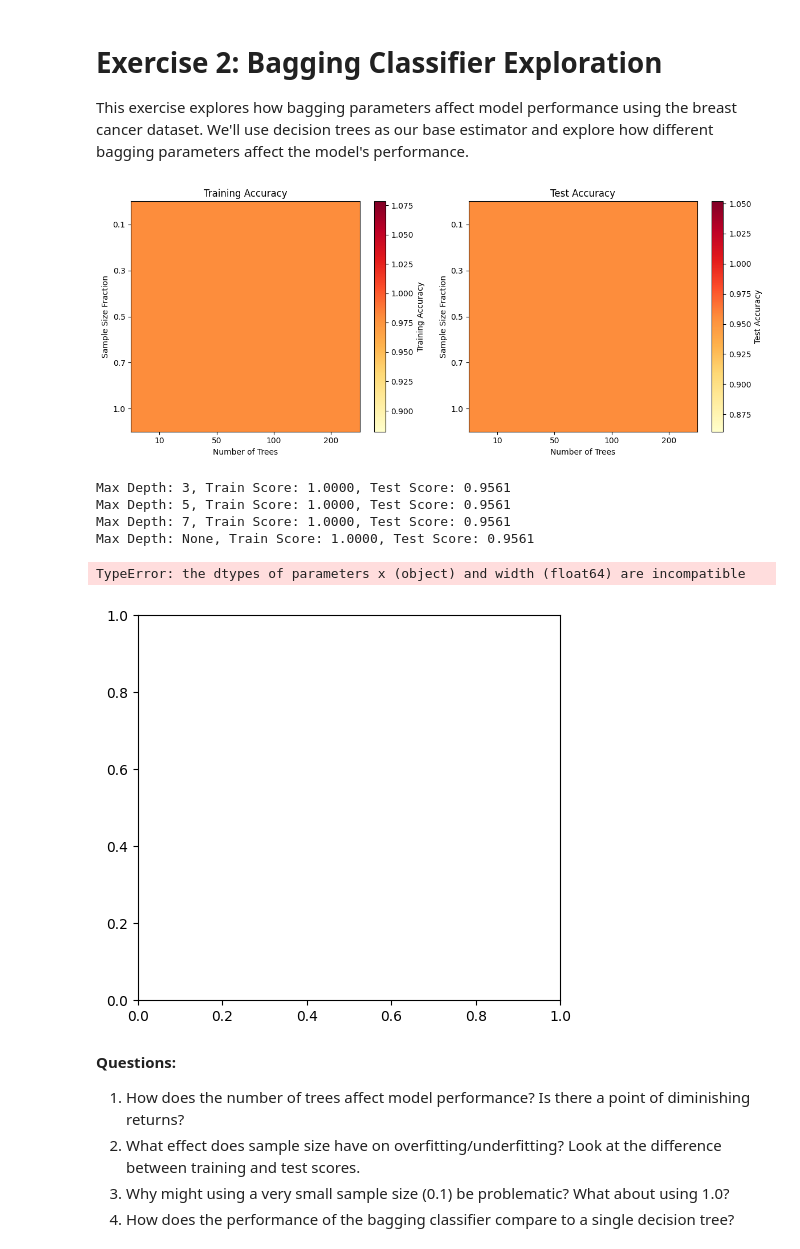
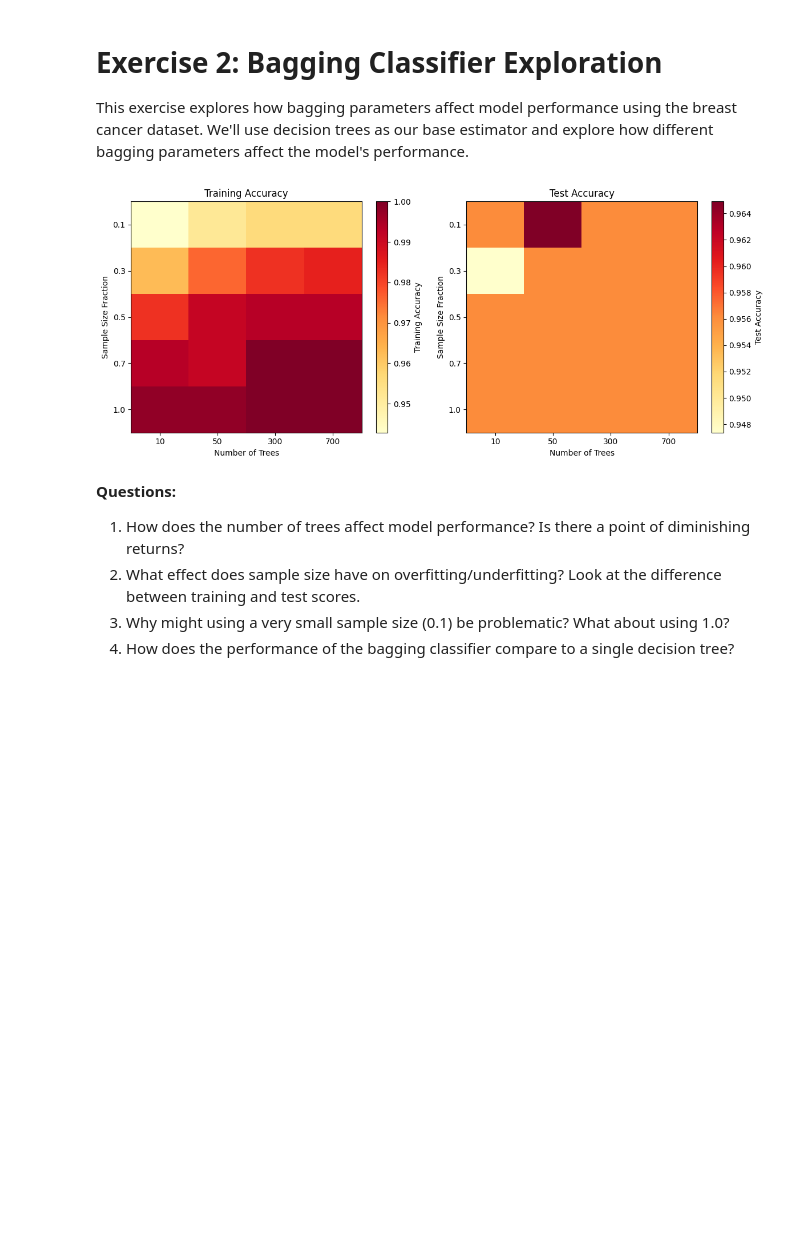
Before and after one commit to IST407/fixed2-student-lectures-ryanmyers08, a Jupyter notebook: 11-week11/lab-exercises.ipynb, the cells around one changed output. Cells and saved outputs as stored; diff of their text form; code cells hidden in the pictures; blank space fills up the shorter version.

```diff
--- a/11-week11/lab-exercises.ipynb
+++ b/11-week11/lab-exercises.ipynb
@@ -141,8 +141,8 @@ def evaluate_bagging(n_estimators, max_samples, max_depth=None):
     # TODO: Create a BaggingClassifier using the decision tree
     # Use n_jobs=-1 to utilize all CPU cores
     # YOUR CODE HERE
-    bag_clf = BaggingClassifier(DecisionTreeClassifier(), n_estimators=500,
-                            max_samples=100, n_jobs=-1, random_state=42)
+    bag_clf = BaggingClassifier(DecisionTreeClassifier(), n_estimators=n_estimators,
+                            max_samples=max_samples, n_jobs=-1, random_state=42)
 
     # TODO: Fit the model and compute training and test scores
     # YOUR CODE HERE
@@ -155,7 +155,7 @@ def evaluate_bagging(n_estimators, max_samples, max_depth=None):
 
 # Test different combinations
 sample_sizes = [0.1, 0.3, 0.5, 0.7, 1.0]
-n_estimators_list = [10, 50, 100, 200]
+n_estimators_list = [10, 50, 300, 700]
 
 # Create arrays to store results
 train_scores = np.zeros((len(sample_sizes), len(n_estimators_list)))
@@ -172,106 +172,34 @@ for i, max_samples in enumerate(sample_sizes):
 plt.figure(figsize=(12, 5))
 
 # Training scores heatmap
 plt.subplot(121)
 plt.imshow(train_scores, cmap='YlOrRd', aspect='auto')
 plt.colorbar(label='Training Accuracy')
 plt.xticks(range(len(n_estimators_list)), n_estimators_list)
 plt.yticks(range(len(sample_sizes)), sample_sizes)
 plt.xlabel('Number of Trees')
 plt.ylabel('Sample Size Fraction')
 plt.title('Training Accuracy')
 
 # Test scores heatmap
 plt.subplot(122)
 plt.imshow(test_scores, cmap='YlOrRd', aspect='auto')
 plt.colorbar(label='Test Accuracy')
 plt.xticks(range(len(n_estimators_list)), n_estimators_list)
 plt.yticks(range(len(sample_sizes)), sample_sizes)
 plt.xlabel('Number of Trees')
 plt.ylabel('Sample Size Fraction')
 plt.title('Test Accuracy')
 
 plt.tight_layout()
 plt.show()
 
 # Bonus investigation: Effect of tree depth
 # TODO: Create a similar analysis varying max_depth instead of max_samples
 # Try max_depth values of [3, 5, 7, None]
 # YOUR CODE HERE
-def evaluate_bagging(n_estimators, max_depth):
-    """
-    Creates and evaluates a bagging classifier using decision trees
-
-    Parameters:
-    -----------
-    n_estimators : int
-        The number of decision trees in the ensemble
-    max_depth : int or None
-        The maximum depth of each decision tree
-
-    Returns:
-    --------
-    tuple : (train_score, test_score)
-    """
-    # Create base decision tree with the specified max_depth
-    tree = DecisionTreeClassifier(max_depth=max_depth, random_state=42)
-
-    # Create a BaggingClassifier using the decision tree as the base estimator
-    bag_clf = BaggingClassifier(DecisionTreeClassifier(), n_estimators=500,
-                             n_jobs=-1, random_state=42)
-
-    # Fit the model on the training data
-    bag_clf.fit(X_train_c, y_train_c)
-
-    # Compute training and test scores
-    train_score = accuracy_score(y_train_c, bag_clf.predict(X_train_c))
-    test_score = accuracy_score(y_test_c, bag_clf.predict(X_test_c))
-
-    return train_score, test_score
-
-# Define parameters
-max_depth_values = [3, 5, 7, None]
-n_estimators = 100  # Fixed number of trees for this investigation
-
-# Create arrays to store results
-train_scores_depth = np.zeros(len(max_depth_values))
-test_scores_depth = np.zeros(len(max_depth_values))
-
-# Evaluate for each max_depth value
-for i, max_depth in enumerate(max_depth_values):
-    train_scores_depth[i], test_scores_depth[i] = evaluate_bagging(n_estimators, max_depth)
-
-# Print the results
-for depth, train_score, test_score in zip(max_depth_values, train_scores_depth, test_scores_depth):
-    print(f"Max Depth: {depth}, Train Score: {train_score:.4f}, Test Score: {test_score:.4f}")
-
-# Visualize results with a heatmap
-plt.figure(figsize=(12, 5))
-
-# Training scores heatmap
-plt.subplot(121)
-plt.bar(max_depth_values, train_scores_depth, color='lightcoral')
-plt.xlabel('Max Depth')
-plt.ylabel('Training Accuracy')
-plt.title('Training Accuracy vs. Max Depth')
-
-# Test scores heatmap
-plt.subplot(122)
-plt.bar(max_depth_values, test_scores_depth, color='lightblue')
-plt.xlabel('Max Depth')
-plt.ylabel('Test Accuracy')
-plt.title('Test Accuracy vs. Max Depth')
-
-plt.tight_layout()
-plt.show()
 # %% [output]
-[figure, old version]
+[figure, new version]
-Max Depth: 3, Train Score: 1.0000, Test Score: 0.9561
-Max Depth: 5, Train Score: 1.0000, Test Score: 0.9561
-Max Depth: 7, Train Score: 1.0000, Test Score: 0.9561
-Max Depth: None, Train Score: 1.0000, Test Score: 0.9561
-TypeError: the dtypes of parameters x (object) and width (float64) are incompatible
-[figure, removed]
 # %% [markdown]
 **Questions:**
 
```
